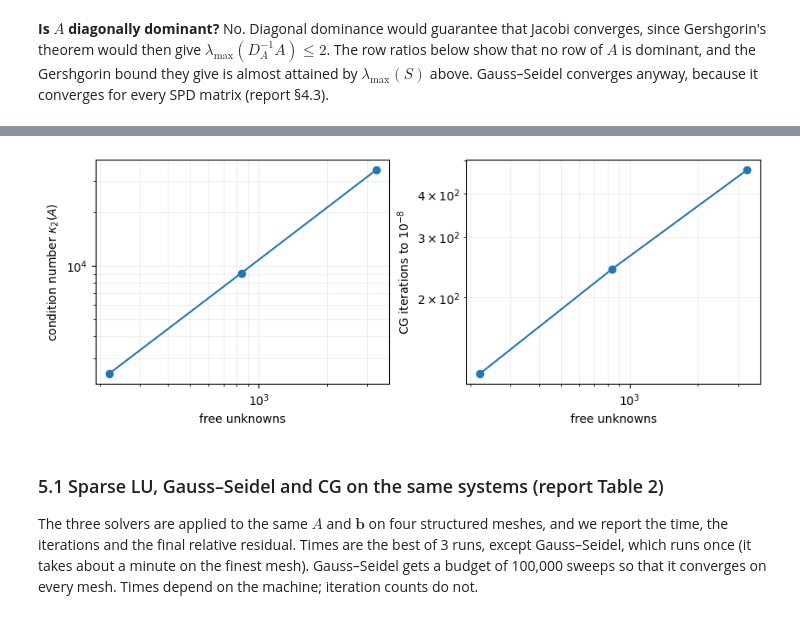
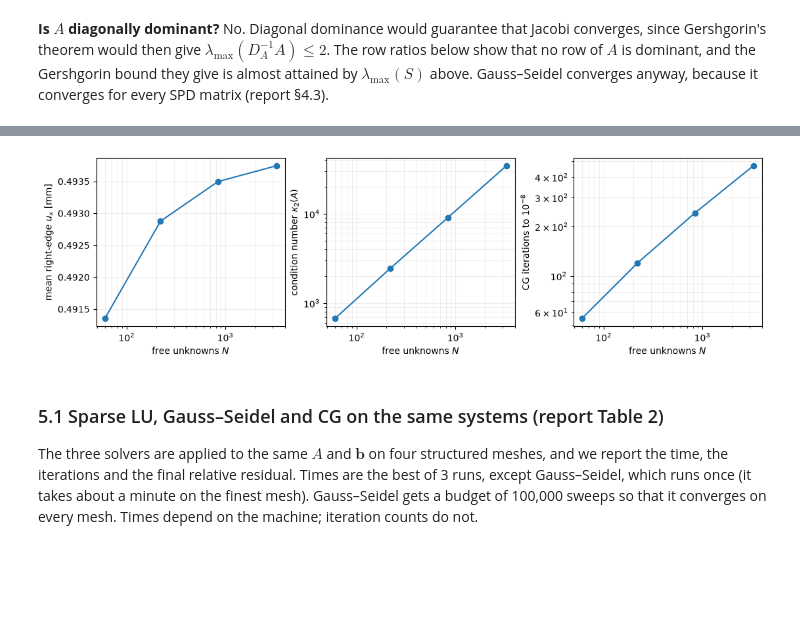
Before and after one commit to Pueblo98/NLA, a Jupyter notebook: notebook/Group02_Notebook.ipynb, the cells around one changed output, grey strips where cells are left out. Cells and saved outputs as stored; diff of their text form; code cells hidden in the pictures; blank space fills up the shorter version.

```diff
--- a/notebook/Group02_Notebook.ipynb
+++ b/notebook/Group02_Notebook.ipynb
@@ -425,0 +461,26 @@ save(fig, "structured_residual_histories"); plt.show()
+# %%
+SNAP_K = (10, 50, 100)
+snaps, k_seen = {0: np.zeros_like(b)}, [0]
+def keep_iterate(xk):
+    k_seen[0] += 1
+    if k_seen[0] in SNAP_K:
+        snaps[k_seen[0]] = xk.copy()
+x_cg_end, _ = cg(A, b, rtol=TOL, atol=0, maxiter=CAP, callback=keep_iterate)
+snaps[k_seen[0]] = x_cg_end
+
+right20 = case["side"]["right"]; y_right20 = case["nodes"][right20, 1]
+def right_ux_mm(x_free):
+    d_ = case["d"].copy(); d_[case["free"]] = x_free
+    return d_[2 * right20] * 1e3
+
+print(f"{'k':>5s} {'rel. residual':>14s} {'rel. difference from LU':>24s}")
+for k_, xk in snaps.items():
+    print(f"{k_:5d} {rel_res(A, b, xk):14.3e} {np.linalg.norm(xk - x_ref) / np.linalg.norm(x_ref):24.3e}")
+
+fig, ax = plt.subplots(figsize=(5.2, 3.2), constrained_layout=True)
+for k_, xk in snaps.items():
+    if k_: ax.plot(y_right20, right_ux_mm(xk), "-", lw=1.2, label=f"CG, $k={k_}$")
+ax.plot(y_right20, right_ux_mm(x_ref), "k--", lw=1, label="sparse LU")
+ax.set(xlabel="$y$ on the right edge [m]", ylabel="$u_x$ [mm]", title="CG iterates on the 20×20 square")
+ax.legend(fontsize=7); ax.grid(alpha=0.2)
+save(fig, "structured_cg_iterates"); plt.show()
@@ -481,13 +606,14 @@ kappa ratios: ['3.69', '3.79'] | CG ratios: ['2.02', '1.94']
 # %%
-fig, axes = plt.subplots(1, 2, figsize=(8.5, 3.2), constrained_layout=True)
-ns = [r[1] for r in refine]
-axes[0].loglog(ns, [r[3] for r in refine], "o-"); axes[0].set_ylabel(r"condition number $\kappa_2(A)$")
-axes[1].loglog(ns, [r[4] for r in refine], "o-"); axes[1].set_ylabel("CG iterations to $10^{-8}$")
+fig, axes = plt.subplots(1, 3, figsize=(11, 3.1), constrained_layout=True)
+ns = [r["unknowns"] for r in refine]
+axes[0].semilogx(ns, [r["mean_ux_mm"] for r in refine], "o-"); axes[0].set_ylabel(r"mean right-edge $u_x$ [mm]")
+axes[1].loglog(ns, [r["kappa"] for r in refine], "o-"); axes[1].set_ylabel(r"condition number $\kappa_2(A)$")
+axes[2].loglog(ns, [r["cg_its"] for r in refine], "o-"); axes[2].set_ylabel("CG iterations to $10^{-8}$")
 for ax in axes:
-    ax.set_xlabel("free unknowns"); ax.grid(alpha=0.2, which="both")
+    ax.set_xlabel("free unknowns $N$"); ax.grid(alpha=0.2, which="both")
 save(fig, "structured_refinement"); plt.show()
 # %% [output]
-[figure, old version]
+[figure, new version]
 # %% [markdown]
 ### 5.1 Sparse LU, Gauss–Seidel and CG on the same systems (report Table 2)
 
```
Also changed, not shown: parts of 34 cells of this notebook, 20 other files.
